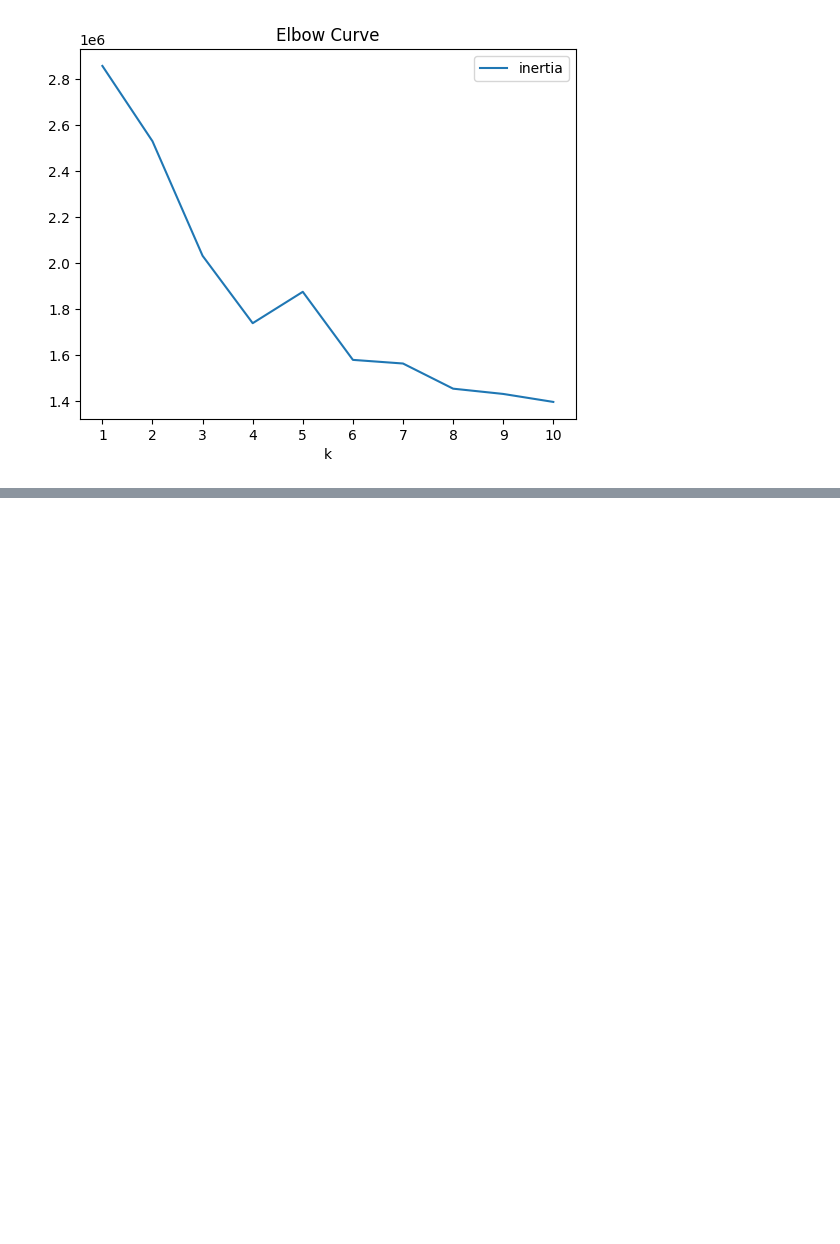
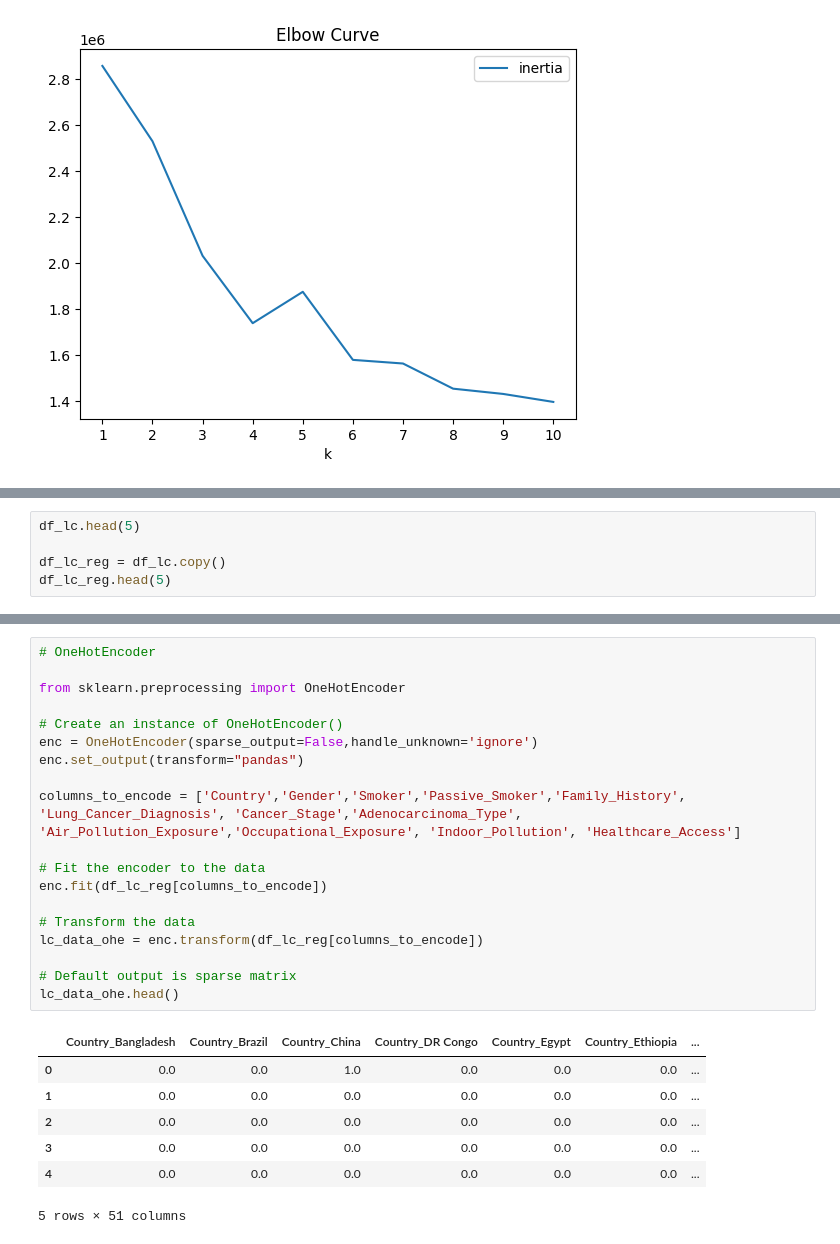
Before and after one commit to sowmyarshetty/Project2-AI-Class, a Jupyter notebook: Project2_AI_Class.ipynb, the cells around one changed output, grey strips where cells are left out. Drawn from its saved outputs; the diff is of its cells as text; blank space fills up the shorter version.

```diff
--- a/Project2_AI_Class.ipynb
+++ b/Project2_AI_Class.ipynb
@@ -148,0 +183,5 @@ df_elbow.plot.line(x="k",
+# %%
+df_lc.head(5)
+
+df_lc_reg = df_lc.copy()
+df_lc_reg.head(5)
@@ -148,0 +196,27 @@ df_elbow.plot.line(x="k",
+# %%
+# OneHotEncoder
+
+from sklearn.preprocessing import OneHotEncoder
+
+# Create an instance of OneHotEncoder()
+enc = OneHotEncoder(sparse_output=False,handle_unknown='ignore')
+enc.set_output(transform="pandas")
+
+columns_to_encode = ['Country','Gender','Smoker','Passive_Smoker','Family_History', 'Lung_Cancer_Diagnosis', 'Cancer_Stage','Adenocarcinoma_Type', 'Air_Pollution_Exposure','Occupational_Exposure', 'Indoor_Pollution', 'Healthcare_Access']
+
+# Fit the encoder to the data
+enc.fit(df_lc_reg[columns_to_encode])
+
+# Transform the data
+lc_data_ohe = enc.transform(df_lc_reg[columns_to_encode])
+
+# Default output is sparse matrix
+lc_data_ohe.head()
+# %% [output]
+|  | Country_Bangladesh | Country_Brazil | Country_China | Country_DR Congo | Country_Egypt | Country_Ethiopia | ... |
+| 0 | 0.0 | 0.0 | 1.0 | 0.0 | 0.0 | 0.0 | ... |
+| 1 | 0.0 | 0.0 | 0.0 | 0.0 | 0.0 | 0.0 | ... |
+| 2 | 0.0 | 0.0 | 0.0 | 0.0 | 0.0 | 0.0 | ... |
+| 3 | 0.0 | 0.0 | 0.0 | 0.0 | 0.0 | 0.0 | ... |
+| 4 | 0.0 | 0.0 | 0.0 | 0.0 | 0.0 | 0.0 | ... |
+5 rows × 51 columns
```
Also changed, not shown: parts of 23 cells of this notebook.
